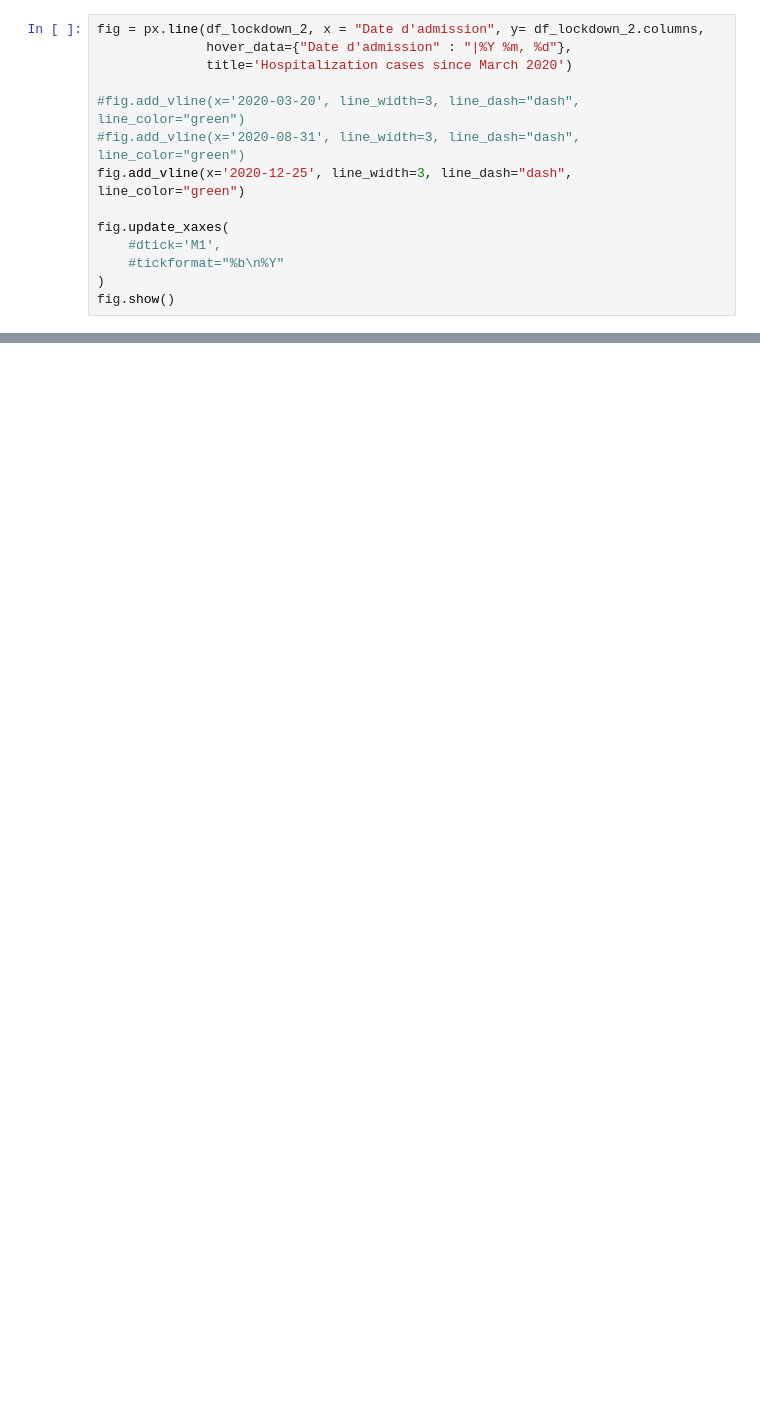
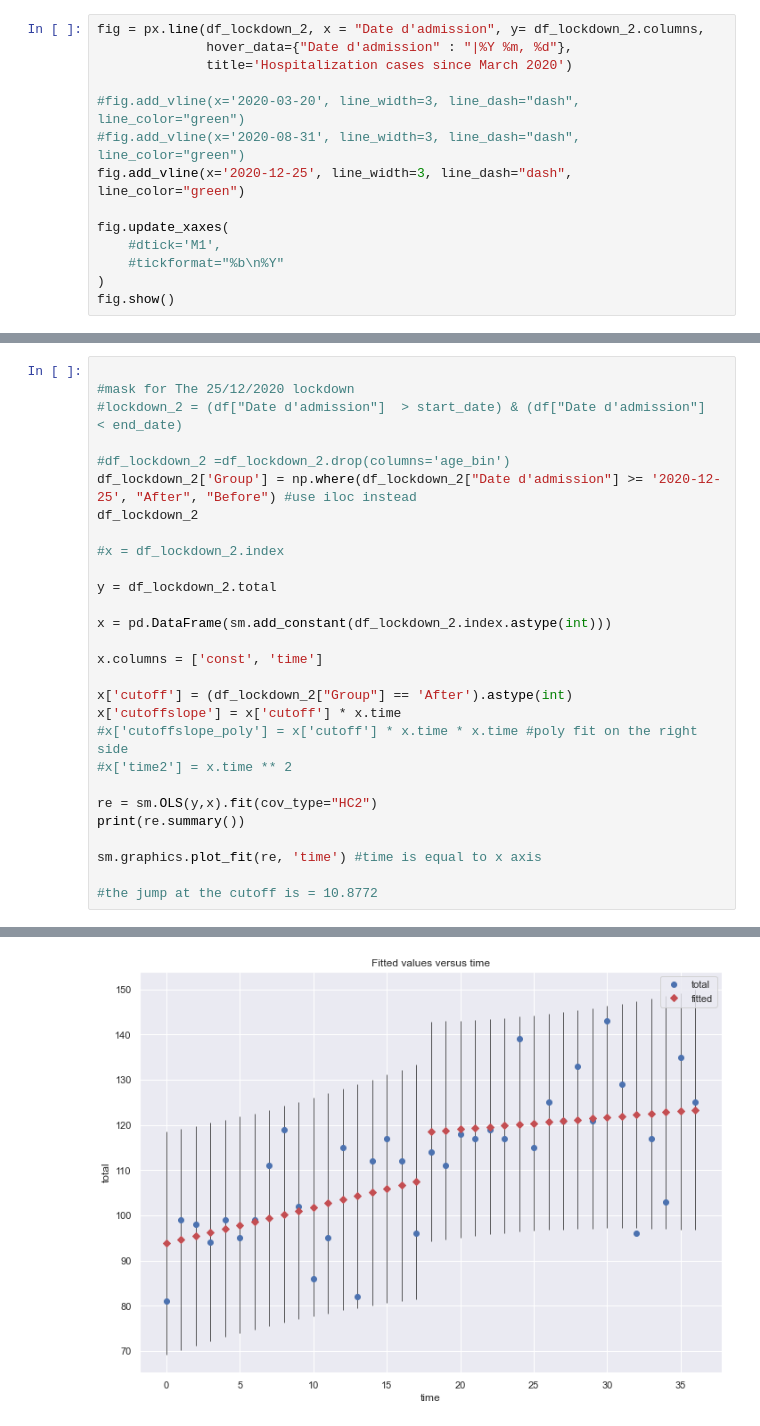
Before and after one commit to yuriemond/covid-rdd, a Jupyter notebook: notebook/yuri.ipynb, the cells around one changed output, grey strips where cells are left out. Saved outputs shown, nothing was run; the diff lists cells and outputs as text; blank space fills up the shorter version.

```diff
--- a/notebook/yuri.ipynb
+++ b/notebook/yuri.ipynb
@@ -90,0 +129,29 @@ fig.show()
+# %%
+
+#mask for The 25/12/2020 lockdown
+#lockdown_2 = (df["Date d'admission"]  > start_date) & (df["Date d'admission"]  < end_date)
+
+#df_lockdown_2 =df_lockdown_2.drop(columns='age_bin')
+df_lockdown_2['Group'] = np.where(df_lockdown_2["Date d'admission"] >= '2020-12-25', "After", "Before") #use iloc instead
+df_lockdown_2
+
+#x = df_lockdown_2.index
+
+y = df_lockdown_2.total
+
+x = pd.DataFrame(sm.add_constant(df_lockdown_2.index.astype(int)))
+
+x.columns = ['const', 'time']
+
+x['cutoff'] = (df_lockdown_2["Group"] == 'After').astype(int)
+x['cutoffslope'] = x['cutoff'] * x.time
+#x['cutoffslope_poly'] = x['cutoff'] * x.time * x.time #poly fit on the right side
+#x['time2'] = x.time ** 2
+
+re = sm.OLS(y,x).fit(cov_type="HC2")
+print(re.summary())
+
+sm.graphics.plot_fit(re, 'time') #time is equal to x axis
+
+#the jump at the cutoff is = 10.8772
+# %% [output]
@@ -90,0 +175 @@ fig.show()
+[figure, added]
```
Also changed, not shown: parts of 7 cells of this notebook.
